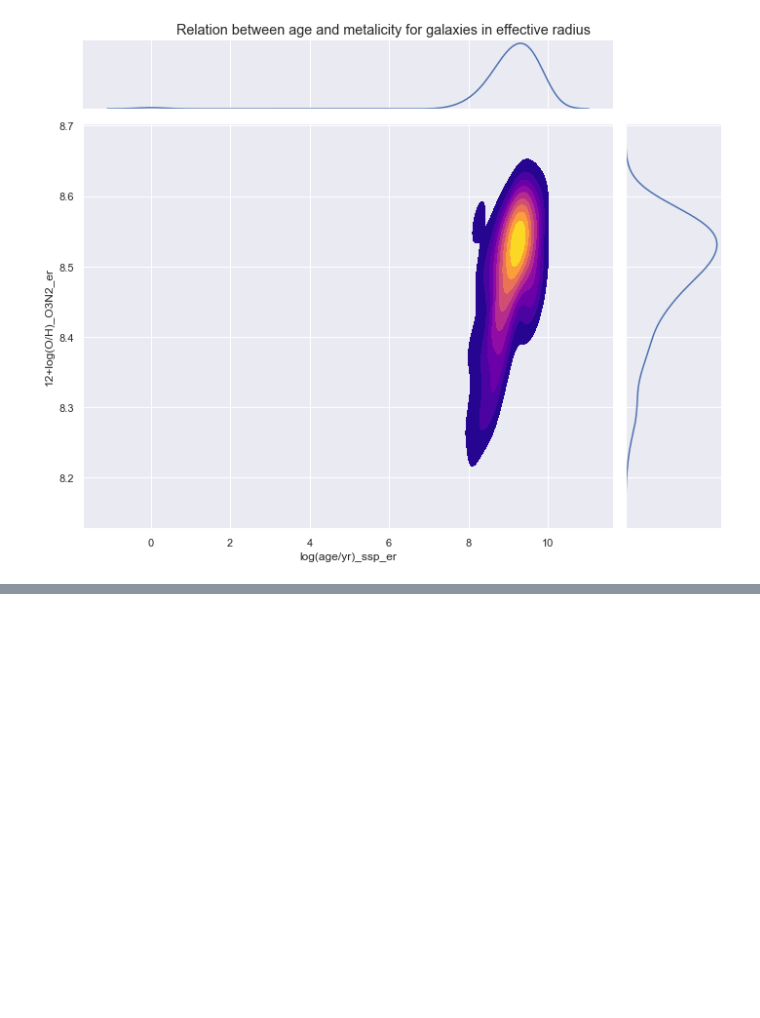
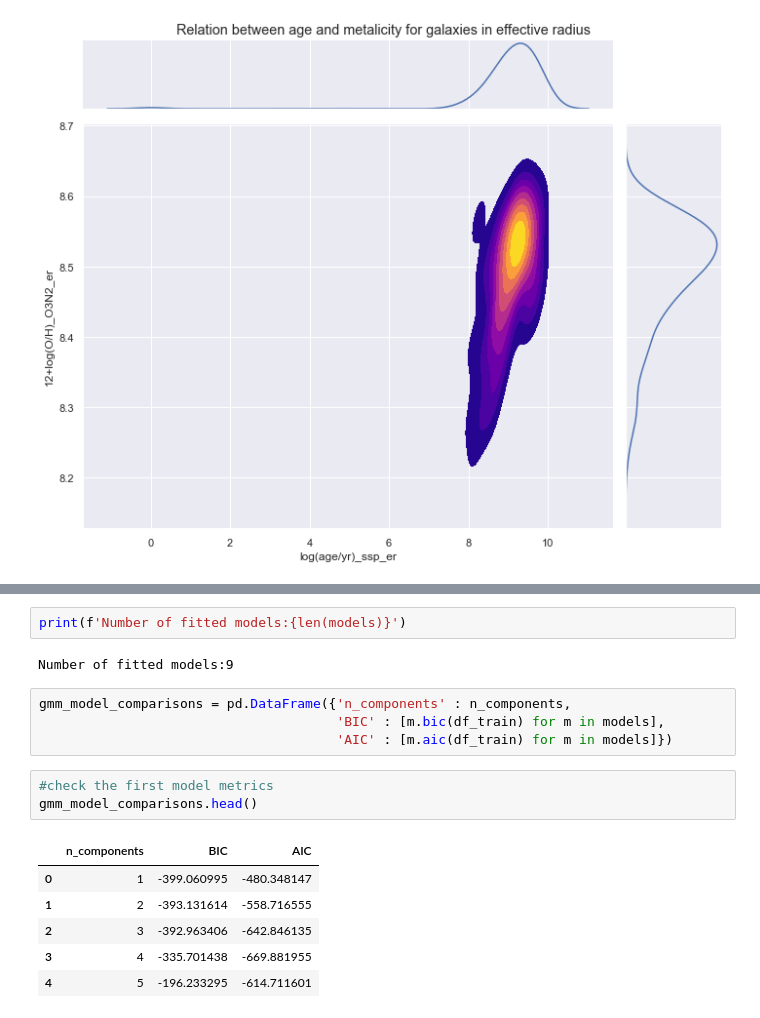
Before and after one commit to nestornav/astroestadistica_2022, a Jupyter notebook: notebooks/pipe3d_data_analysis.ipynb, the cells around one changed output, grey strips where cells are left out. Saved outputs shown, nothing was run; the diff lists cells and outputs as text; blank space fills up the shorter version.

```diff
--- a/notebooks/pipe3d_data_analysis.ipynb
+++ b/notebooks/pipe3d_data_analysis.ipynb
@@ -336,0 +360,18 @@ All the graphics show one galaxy. But in the last two, appear a small comulus. I
+# %%
+print(f'Number of fitted models:{len(models)}')
+# %% [output]
+Number of fitted models:9
+# %%
+gmm_model_comparisons = pd.DataFrame({'n_components' : n_components,
+                                      'BIC' : [m.bic(df_train) for m in models],
+                                      'AIC' : [m.aic(df_train) for m in models]})
+# %%
+#check the first model metrics
+gmm_model_comparisons.head()
+# %% [output]
+|  | n_components | BIC | AIC |
+| 0 | 1 | -399.060995 | -480.348147 |
+| 1 | 2 | -393.131614 | -558.716555 |
+| 2 | 3 | -392.963406 | -642.846135 |
+| 3 | 4 | -335.701438 | -669.881955 |
+| 4 | 5 | -196.233295 | -614.711601 |
```
Also changed, not shown: parts of 22 cells of this notebook.
